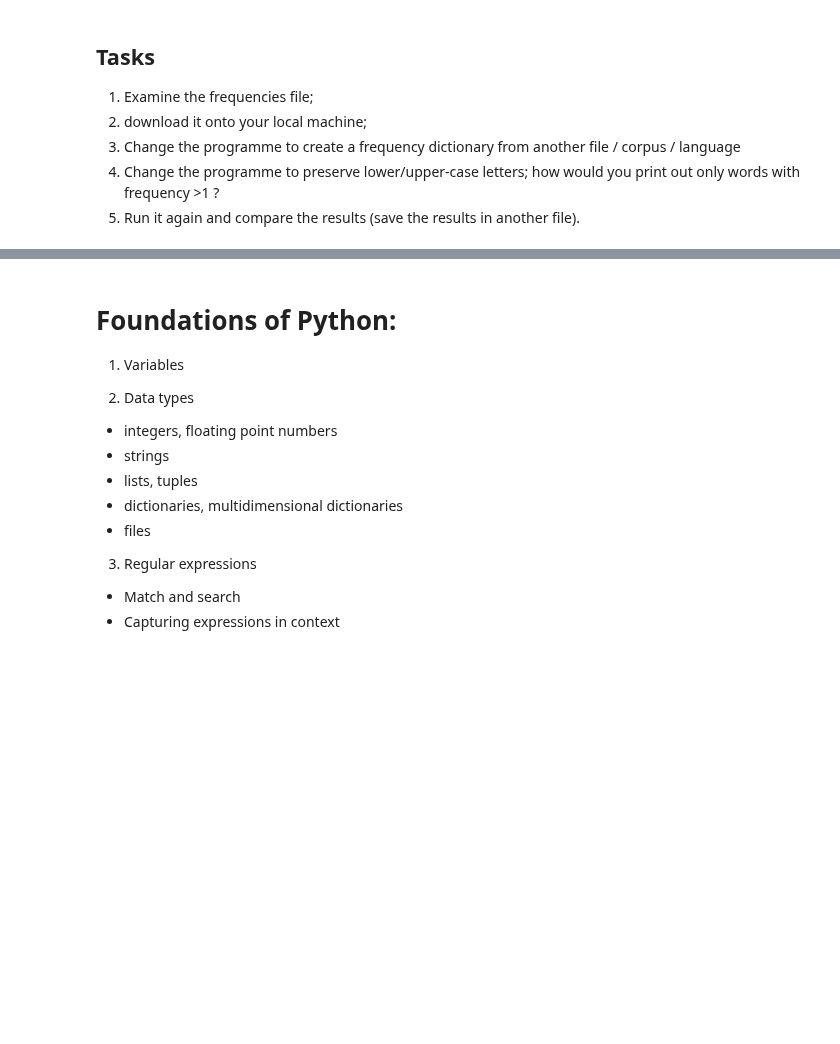
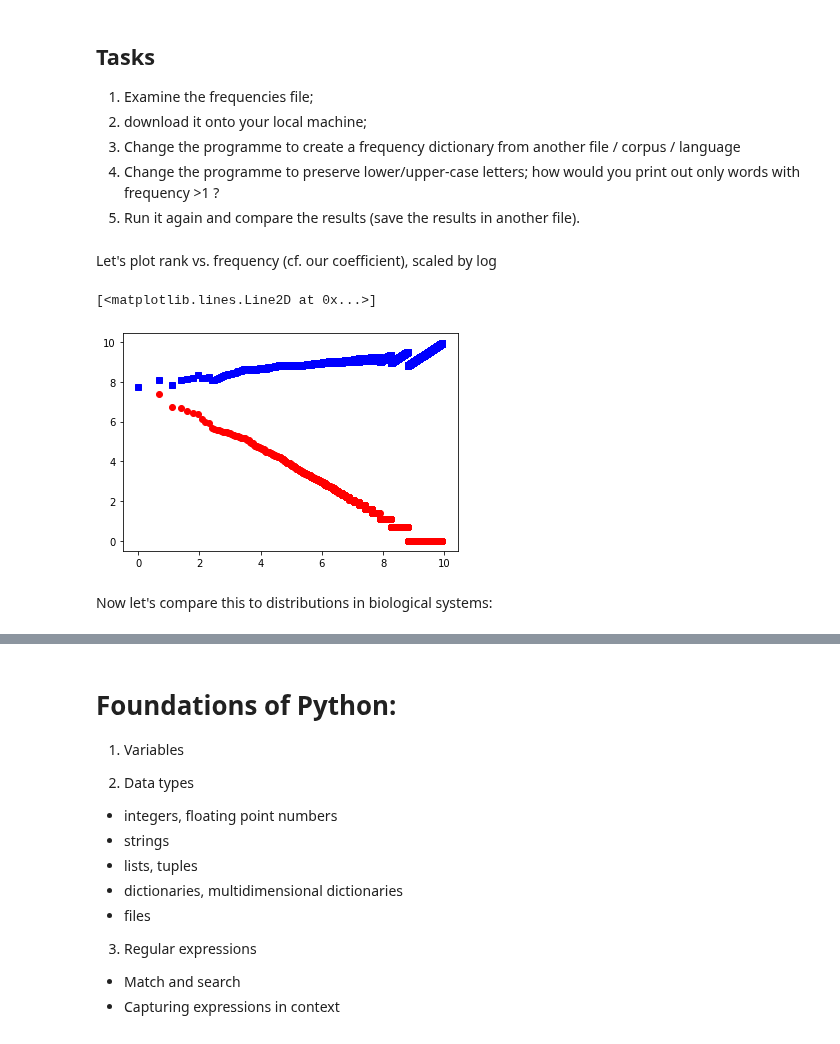
Before and after one commit to iued-uni-heidelberg/DAAD-Training-2021, a Jupyter notebook: session00introduction.ipynb, the cells around one changed output, grey strips where cells are left out. Saved outputs shown, nothing was run; the diff lists cells and outputs as text; code cells hidden in the pictures; blank space fills up the shorter version.

```diff
--- a/session00introduction.ipynb
+++ b/session00introduction.ipynb
@@ -102,12 +121,31 @@ for Line in FileInput:
     # If word exists, add 1 to its existing frequency; if it doesn't, then set frequency to 1
     # { word1 : 4 , word2 : 4, word3 : 2 }
     for Word in ListOfWords:
-        try:
-            DictionaryFrq[Word] += 1
-        except:
-            DictionaryFrq[Word] = 1
+        if Word:
+            try:
+                DictionaryFrq[Word] += 1
+            except:
+                DictionaryFrq[Word] = 1
 # %%
 # step 5: save the frequency dictionary into file, by decreasing frequencies
 # FileOutput.write( str( DictionaryFrq ) + '\n' )
+rank = 0
 for Word, Frq in sorted( DictionaryFrq.items() , key=lambda x: x[1], reverse=True) :
-    FileOutput.write(Word + '\t' + str(Frq) + '\n')
+    rank +=1
+    coef = rank * Frq
+    FileOutput.write(str(rank) + '\t' + Word + '\t' + str(Frq) + '\t' + str(coef) + '\n')
+# %%
+LRanks = []
+LFrqs = []
+LCoef = []
+rank = 0
+for Word, Frq in sorted(DictionaryFrq.items() , key=lambda x: x[1], reverse=True):
+    rank +=1
+    coef = rank * Frq
+    LRanks.append(rank)
+    LFrqs.append(Frq)
+    LCoef.append(coef)
+
+print(len(LRanks))
+print(len(LFrqs))
+print(len(LCoef))
@@ -118,3 +160,15 @@ for Word, Frq in sorted( DictionaryFrq.items() , key=lambda x: x[1], reverse=Tru
 3. Change the programme to create a frequency dictionary from another file / corpus / language
 4. Change the programme to preserve lower/upper-case letters; how would you print out only words with frequency >1 ?
 5. Run it again and compare the results (save the results in another file).
+# %% [markdown]
+Let's plot rank vs. frequency
+(cf. our coefficient), scaled by log
+# %%
+plt.plot([math.log(c) for c in LRanks], [math.log(c) for c in LFrqs], 'ro')
+plt.plot([math.log(c) for c in LRanks], [math.log(c) for c in LCoef], 'bs')
+# plt.plot([c for c in LRanks], [c for c in LFrqs], 'bs')
+# %% [output]
+[<matplotlib.lines.Line2D at 0x...>]
+[figure, added]
+# %% [markdown]
+Now let's compare this to distributions in biological systems:
```
Also changed, not shown: parts of 11 cells of this notebook.
